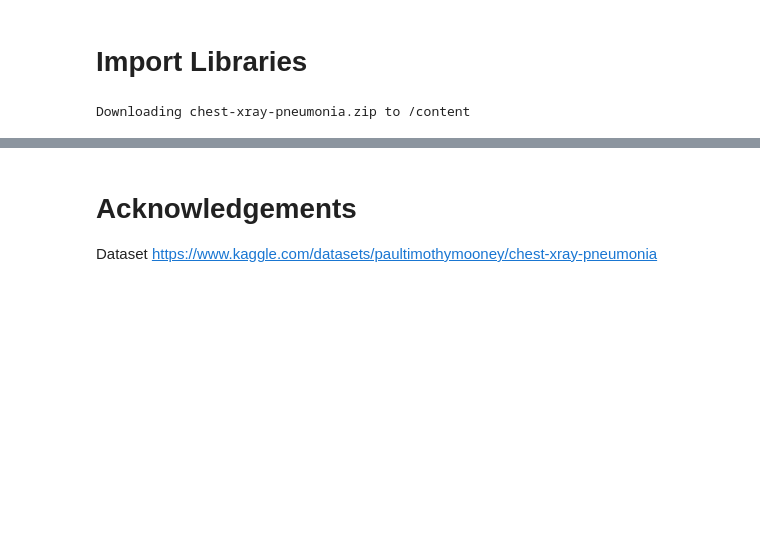
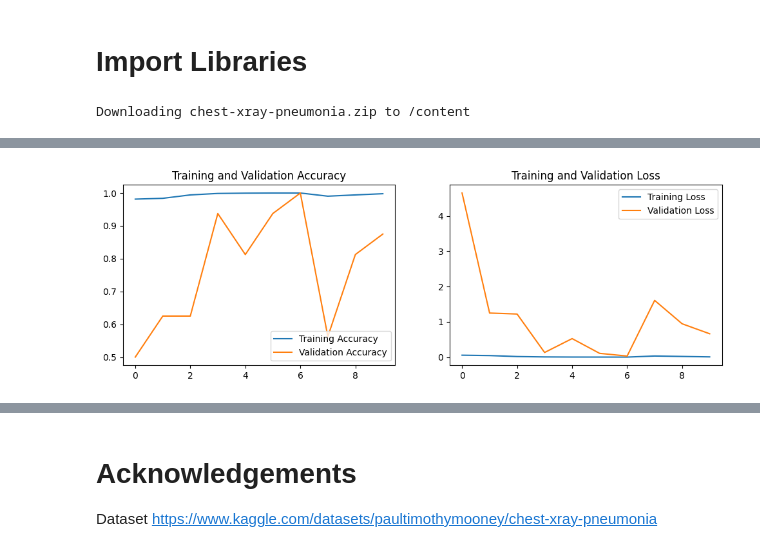
Before and after one commit to chezyio/SC1015_Project, a Jupyter notebook: SC1015_Project.ipynb, the cells around one changed output, grey strips where cells are left out. Cells and saved outputs as stored; diff of their text form; code cells hidden in the pictures; blank space fills up the shorter version.

```diff
--- a/SC1015_Project.ipynb
+++ b/SC1015_Project.ipynb
@@ -704,0 +430,6 @@ IMAGE 8: NORMAL2-IM-1430-0001.jpeg
+# %%
+
+data_augmentation = Sequential([
+  Rescaling(1./255),
+  Resizing(64, 64,interpolation='bilinear', crop_to_aspect_ratio=False)
+])
@@ -704,0 +516,6 @@ IMAGE 8: NORMAL2-IM-1430-0001.jpeg
+# %%
+h1_imbalanced = model.fit(
+  train_ds,
+  validation_data=val_ds,
+  epochs=10
+)
@@ -704,0 +574,25 @@ IMAGE 8: NORMAL2-IM-1430-0001.jpeg
+# %%
+# imbalanced
+
+plt.figure(figsize=(12, 8))
+
+plt.subplot(2, 2, 1)
+plt.plot(h1_imbalanced.history['accuracy'], label='Training Accuracy')
+plt.plot(h1_imbalanced.history['val_accuracy'], label='Validation Accuracy')
+plt.legend(loc='lower right')
+plt.title('Training and Validation Accuracy')
+
+plt.subplot(2, 2, 2)
+plt.plot(h1_imbalanced.history['loss'], label='Training Loss')
+plt.plot(h1_imbalanced.history['val_loss'], label='Validation Loss')
+plt.legend(loc='upper right')
+plt.title('Training and Validation Loss')
+plt.show()
+
+print('Average accuracy:', np.average(h1_imbalanced.history['accuracy']))
+print('Average validation accuracy:', np.average(h1_imbalanced.history['val_accuracy']))
+
+print('Average loss:', np.average(h1_imbalanced.history['loss']))
+print('Average validation loss:', np.average(h1_imbalanced.history['val_loss']))
+# %% [output]
+[figure, added]
```
Also changed, not shown: parts of 58 cells of this notebook.
